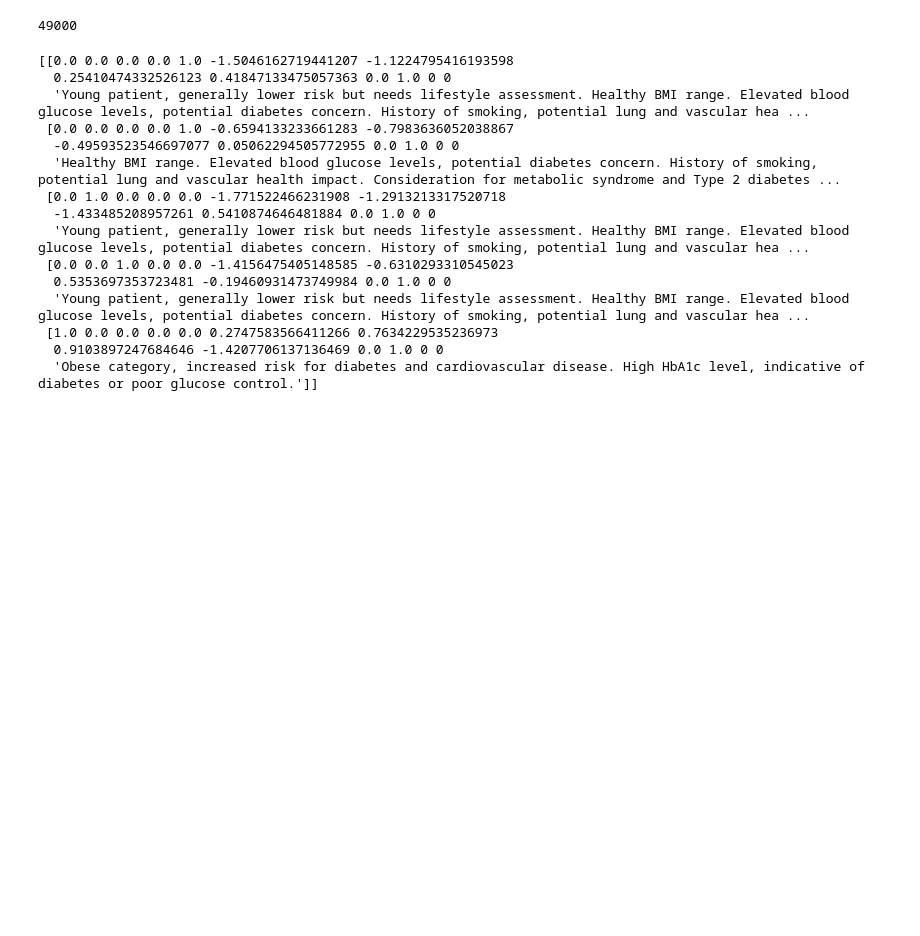
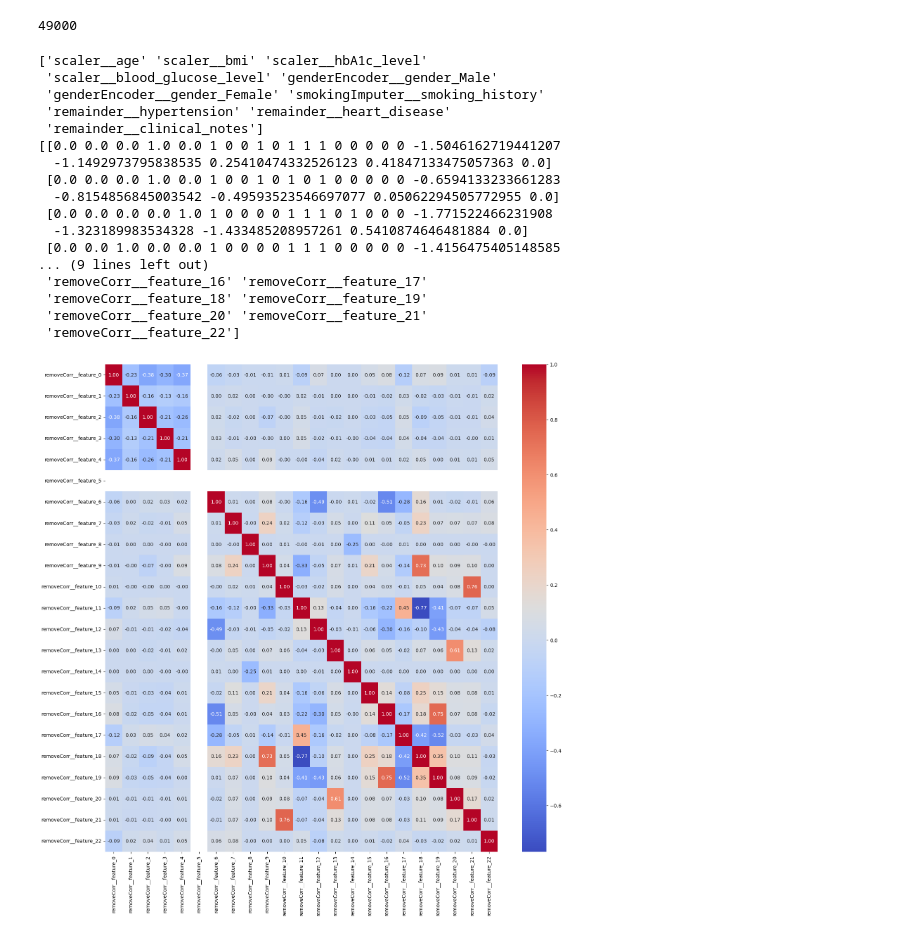
Before and after one commit to kasia-sko/ML, a Jupyter notebook: projekt_1/budowa_krok_2_1.ipynb, the cells around one changed output. Drawn from its saved outputs; the diff is of its cells as text; code cells hidden in the pictures; blank space fills up the shorter version.

```diff
--- a/projekt_1/budowa_krok_2_1.ipynb
+++ b/projekt_1/budowa_krok_2_1.ipynb
@@ -18,6 +22,9 @@ from sklearn.base import BaseEstimator, TransformerMixin
 # %%
 with open("train.pkl", "rb") as f:
     X_train, y_train = pickle.load(f)
+# %%
+with open("test.pkl", "rb") as f:
+    X_test, y_test = pickle.load(f)
 # %%
 X_train.head()
 len(X_train)
@@ -48,0 +80,5 @@ class SmokingImputer(BaseEstimator, TransformerMixin):
+# %%
+def clip_bmi(X):
+    X = X.copy()
+    X['bmi'] = np.clip(X['bmi'], None, 50)
+    return X
@@ -72,7 +136,8 @@ preprocessor = ColumnTransformer(
 )
 # TODO moze kiedys zrobic z tego jeden pipeline
 
-steps = [('preprocessor', preprocessor)]
+steps = [('clip_bmi', FunctionTransformer(clip_bmi)),
+         ('preprocessor', preprocessor)]
 pipeline = Pipeline(steps = steps)
 X_train_transformed = pipeline.fit_transform(X_train)
 
@@ -80,29 +145,58 @@ X_train_transformed = pipeline.fit_transform(X_train)
 
 columns = preprocessor.get_feature_names_out()
 X_train_transformed_df = pd.DataFrame(X_train_transformed, columns=columns)
+print(columns)
 
 preprocessor2 = ColumnTransformer(
     transformers=[
-        ('smokingEncoder', smoking_encoder, ['smokingImputer__smoking_history'])
+        ('smokingEncoder', smoking_encoder, ['smokingImputer__smoking_history']),
+        ('clinicalNotesBinarizer', ClinicalNotesBinarizer(), ['remainder__clinical_notes'])
     ],
     remainder='passthrough'
 )
-pipeline2 = Pipeline(steps = [('preprocessor2', preprocessor2)])
+
+preprocessor3 = ColumnTransformer(
+    transformers=[
+        ('removeCorr', HighCorrelationRemover(), slice(0, None))
+    ],
+    remainder='passthrough'
+)
+
+pipeline2 = Pipeline(steps = [('preprocessor2', preprocessor2), ('preprocessor3', preprocessor3)])
 X_train_transformed = pipeline2.fit_transform(X_train_transformed_df)
 print(X_train_transformed[:5, :])
+columns = preprocessor3.get_feature_names_out()
+#print(columns)
+X_train_transformed_df = pd.DataFrame(X_train_transformed, columns=columns)
+
+
+X_test_transformed = pipeline.transform(X_test)
+columns = preprocessor.get_feature_names_out()
+X_test_transformed_df = pd.DataFrame(X_test_transformed, columns=columns)
+X_test_transformed = pipeline2.transform(X_test_transformed_df)
+columns = preprocessor3.get_feature_names_out()
+X_test_transformed_df = pd.DataFrame(X_test_transformed, columns=columns)
 # %% [output]
-[[0.0 0.0 0.0 0.0 1.0 -1.5046162719441207 -1.1224795416193598
-  0.25410474332526123 0.41847133475057363 0.0 1.0 0 0
-  'Young patient, generally lower risk but needs lifestyle assessment. Healthy BMI range. Elevated blood glucose levels, potential diabetes concern. History of smoking, potential lung and vascular hea ...
- [0.0 0.0 0.0 0.0 1.0 -0.6594133233661283 -0.7983636052038867
-  -0.49593523546697077 0.05062294505772955 0.0 1.0 0 0
-  'Healthy BMI range. Elevated blood glucose levels, potential diabetes concern. History of smoking, potential lung and vascular health impact. Consideration for metabolic syndrome and Type 2 diabetes ...
- [0.0 1.0 0.0 0.0 0.0 -1.771522466231908 -1.2913213317520718
-  -1.433485208957261 0.5410874646481884 0.0 1.0 0 0
-  'Young patient, generally lower risk but needs lifestyle assessment. Healthy BMI range. Elevated blood glucose levels, potential diabetes concern. History of smoking, potential lung and vascular hea ...
- [0.0 0.0 1.0 0.0 0.0 -1.4156475405148585 -0.6310293310545023
-  0.5353697353723481 -0.19460931473749984 0.0 1.0 0 0
-  'Young patient, generally lower risk but needs lifestyle assessment. Healthy BMI range. Elevated blood glucose levels, potential diabetes concern. History of smoking, potential lung and vascular hea ...
- [1.0 0.0 0.0 0.0 0.0 0.2747583566411266 0.7634229535236973
-  0.9103897247684646 -1.4207706137136469 0.0 1.0 0 0
-  'Obese category, increased risk for diabetes and cardiovascular disease. High HbA1c level, indicative of diabetes or poor glucose control.']]
+['scaler__age' 'scaler__bmi' 'scaler__hbA1c_level'
+ 'scaler__blood_glucose_level' 'genderEncoder__gender_Male'
+ 'genderEncoder__gender_Female' 'smokingImputer__smoking_history'
+ 'remainder__hypertension' 'remainder__heart_disease'
+ 'remainder__clinical_notes']
+[[0.0 0.0 0.0 1.0 0.0 1 0 0 1 0 1 1 1 0 0 0 0 0 -1.5046162719441207
+  -1.1492973795838535 0.25410474332526123 0.41847133475057363 0.0]
+ [0.0 0.0 0.0 1.0 0.0 1 0 0 1 0 1 0 1 0 0 0 0 0 -0.6594133233661283
+  -0.8154856845003542 -0.49593523546697077 0.05062294505772955 0.0]
+ [0.0 0.0 0.0 0.0 1.0 1 0 0 0 0 1 1 1 0 1 0 0 0 -1.771522466231908
+  -1.323189983534328 -1.433485208957261 0.5410874646481884 0.0]
+ [0.0 0.0 1.0 0.0 0.0 1 0 0 0 0 1 1 1 0 0 0 0 0 -1.4156475405148585
+... (9 lines left out)
+ 'removeCorr__feature_16' 'removeCorr__feature_17'
+ 'removeCorr__feature_18' 'removeCorr__feature_19'
+ 'removeCorr__feature_20' 'removeCorr__feature_21'
+ 'removeCorr__feature_22']
+# %%
+plt.figure(figsize=(18, 18))
+sns.heatmap(X_train_transformed_df.corr(), annot=True, cmap='coolwarm', fmt=".2f")
+plt.show()
+# %% [output]
+[figure, added]
```
Also changed, not shown: parts of 4 cells of this notebook.
